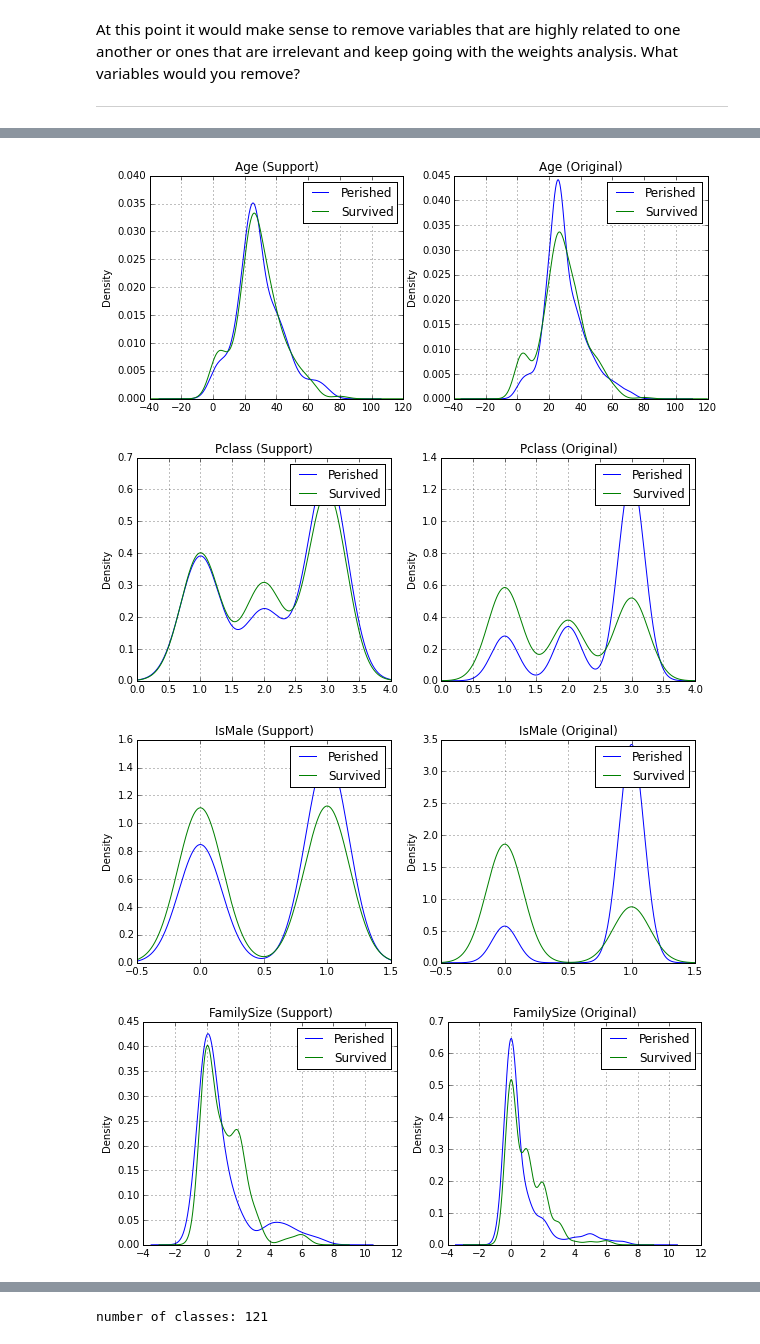
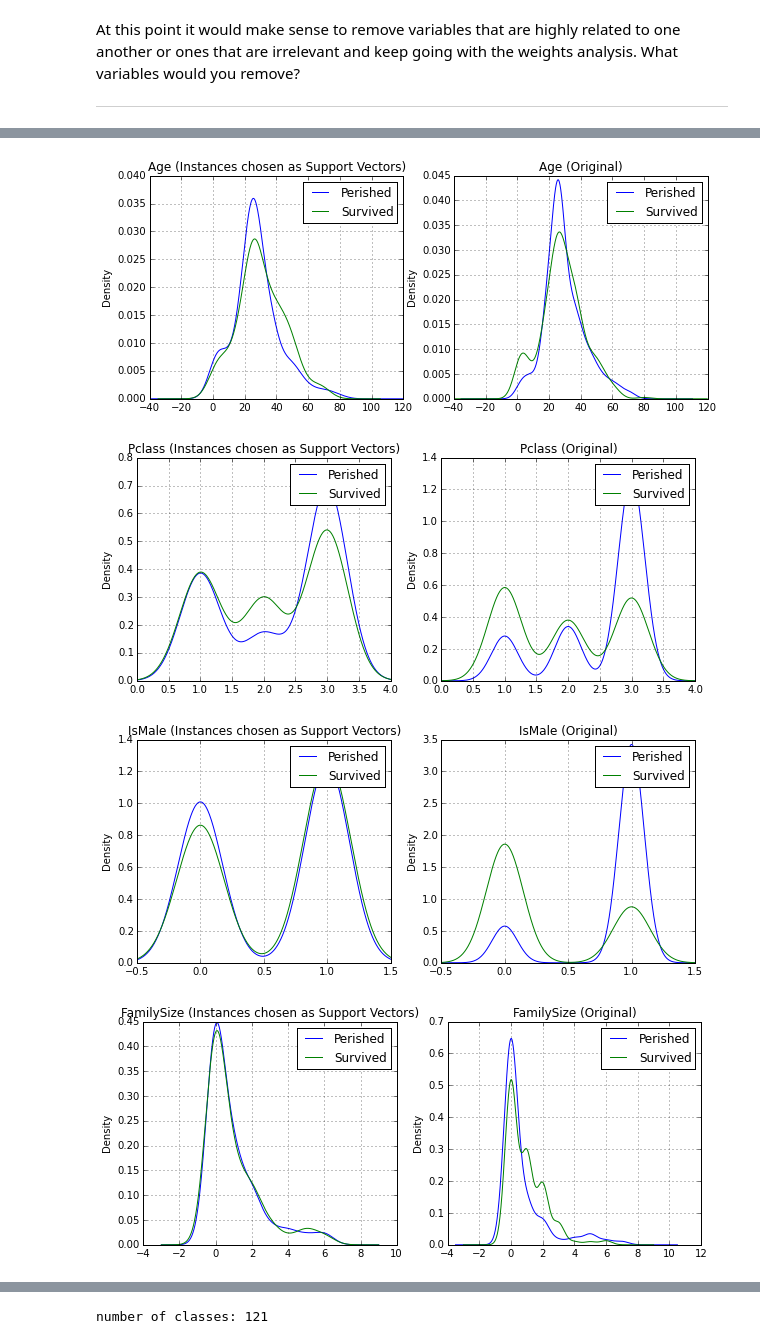
Before and after one commit to eclarson/DataMiningNotebooks, a Jupyter notebook: 04. Logits and SVM.ipynb, the cells around one changed output, grey strips where cells are left out. Cells and saved outputs as stored; diff of their text form; code cells hidden in the pictures.

Commit message:
changed LR and SVM to be more readable

```diff
--- a/04. Logits and SVM.ipynb
+++ b/04. Logits and SVM.ipynb
@@ -192,0 +232,11 @@ print conf
+# %%
+# this does the exact same thing as the above block of code, but with shorter syntax
+
+for iter_num, (train_indices, test_indices) in enumerate(cv_object):
+    lr_clf.fit(X[train_indices],y[train_indices])  # train object
+    y_hat = lr_clf.predict(X[test_indices]) # get test set precitions
+
+    # print the accuracy and confusion matrix
+    print "====Iteration",iter_num," ===="
+    print "accuracy", mt.accuracy_score(y[test_indices],y_hat)
+    print "confusion matrix\n",mt.confusion_matrix(y[test_indices],y_hat)
@@ -276,12 +388,26 @@ Image(url='http://engineering.columbia.edu/files/engineering/vapnik.jpg')
 # Image(url='http://yann.lecun.com/ex/images/allyourbayes.jpg')
 # %% [output]
 [interactive output not drawn]
+# %%
+# okay, so run through the cross validation loop and set the training and testing variable for one single iteration
+for train_indices, test_indices in cv_object:
+    # I will create new variables here so that it is more obvious what
+    # the code is doing (you can compact this syntax and avoid duplicating memory,
+    # but it makes this code less readable)
+    X_train = X[train_indices]
+    y_train = y[train_indices]
+
+    X_test = X[test_indices]
+    y_test = y[test_indices]
+
+X_train_scaled = scl_obj.transform(X_train) # apply to training
+X_test_scaled = scl_obj.transform(X_test)
 # %%
 # lets investigate SVMs on the data and play with the parameters and kernels
 from sklearn.svm import SVC
 
 # train the model just as before
-svm_clf = SVC(C=1.0, kernel='linear', degree=3, gamma=0.0) # get object
+svm_clf = SVC(C=0.05, kernel='linear', degree=3, gamma=0.0) # get object
 svm_clf.fit(X_train_scaled, y_train)  # train object
 
 y_hat = svm_clf.predict(X_test_scaled) # get test set precitions
@@ -315,11 +441,18 @@ weights.plot(kind='bar')
 <matplotlib.axes._subplots.AxesSubplot at 0x...>
 [figure]
 # %%
+# Now let's do some different analysis with the SVM and look at the instances that were chosen as support vectors
+
 # now lets look at the support for the vectors and see if we they are indicative of anything
 # grabe the rows that were selected as support vectors (these are usually instances that are hard to classify)
-df_support = df_imputed.iloc[svm_clf.support_,:]
-df_support['Survived'] = y[svm_clf.support_]
-df_imputed['Survived'] = y
+
+# make a dataframe of the training data
+df_tested_on = df_imputed.iloc[train_indices] # saved from above, the indices chosen for training
+# now get the support vectors from the trained model
+df_support = df_tested_on.iloc[svm_clf.support_,:]
+
+df_support['Survived'] = y[svm_clf.support_] # add back in the 'Survived' Column to the pandas dataframe
+df_imputed['Survived'] = y # also add it bakc in for the original data
 df_support.info()
 # %% [output]
 <class 'pandas.core.frame.DataFrame'>
@@ -341,29 +474,30 @@ dtypes: float64(5), int64(7)
 # %%
 # now lets see the statistics of these attributes
 from pandas.tools.plotting import boxplot
 
+# group the original data and the support vectors
 df_grouped_support = df_support.groupby(['Survived'])
 df_grouped = df_imputed.groupby(['Survived'])
 
 # plot KDE of Different variables
 vars_to_plot = ['Age','Pclass','IsMale','FamilySize']
 
 for v in vars_to_plot:
     plt.figure(figsize=(10,4))
     # plot support vector stats
     plt.subplot(1,2,1)
     ax = df_grouped_support[v].plot(kind='kde')
     plt.legend(['Perished','Survived'])
-    plt.title(v+' (Support)')
+    plt.title(v+' (Instances chosen as Support Vectors)')
 
     # plot original distributions
     plt.subplot(1,2,2)
     ax = df_grouped[v].plot(kind='kde')
     plt.legend(['Perished','Survived'])
     plt.title(v+' (Original)')
 # %% [output]
-[figure, old version]
+[figure, new version]
-[figure, old version]
+[figure, new version]
-[figure, old version]
+[figure, new version]
-[figure, old version]
+[figure, new version]
 # %% [markdown]
```
Also changed, not shown: parts of 27 cells of this notebook.
